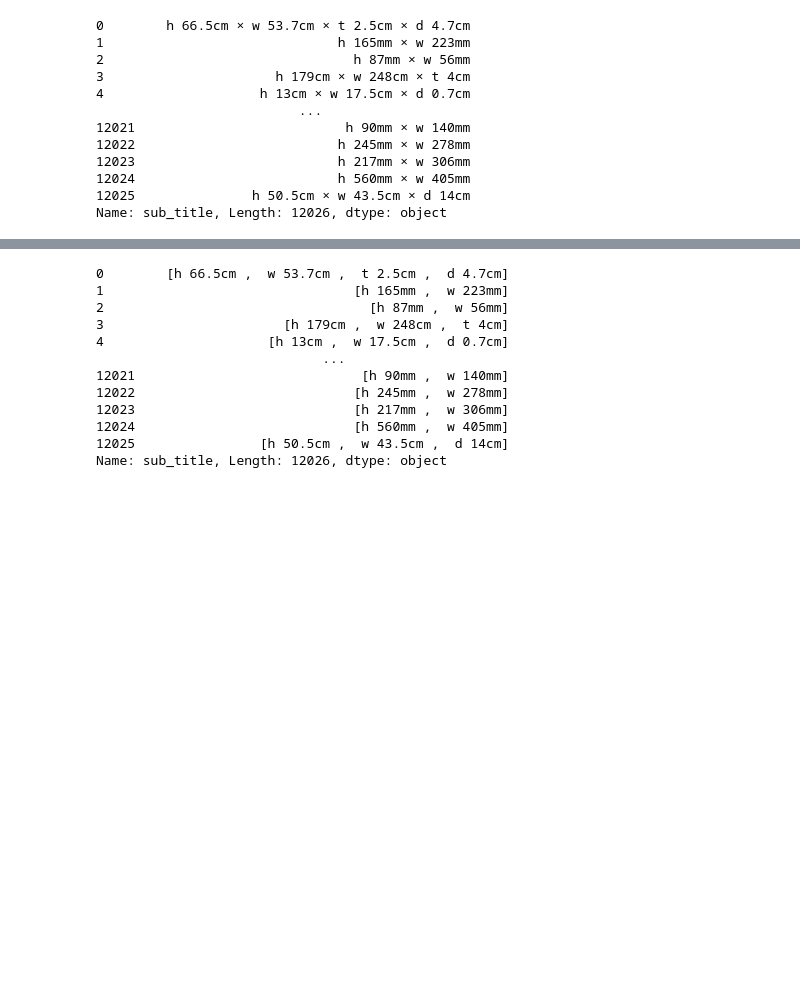
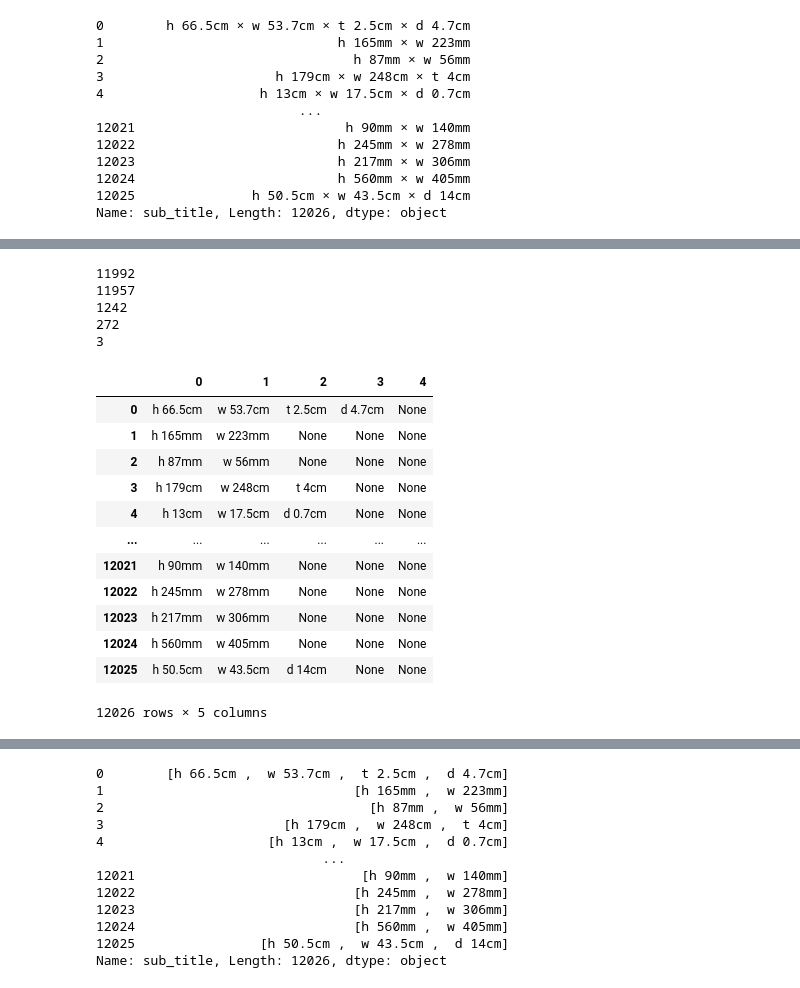
Before and after one commit to heizari/atma_10_art, a Jupyter notebook: notebook/008_EDA.ipynb, the cells around one changed output, grey strips where cells are left out. Cells and saved outputs as stored; diff of their text form; code cells hidden in the pictures; blank space fills up the shorter version.

```diff
--- a/notebook/008_EDA.ipynb
+++ b/notebook/008_EDA.ipynb
@@ -25,4 +23,2 @@ def show_ave_med(df):
 # %%
 sub_title_df = train_df['sub_title']
-# %%
-sub_title_df.columns = ['a','b','c','d']
@@ -48,0 +51,10 @@ split = sub_title_df.str.split(' × ',expand=True)
+# %%
+size_df = pd.DataFrame(columns = [0,1,2,3,4])
+for i in range(len(split.columns)):
+    print(len(split[i][~split[i].isnull()].str.split(' ',expand=True)[1]))
+# %% [output]
+11992
+11957
+1242
+272
+3
@@ -49 +65,17 @@ split = sub_title_df.str.split(' × ',expand=True)
+# %%
+split
+# %% [output]
+|  | 0 | 1 | 2 | 3 | 4 |
+| 0 | h 66.5cm | w 53.7cm | t 2.5cm | d 4.7cm | None |
+| 1 | h 165mm | w 223mm | None | None | None |
+| 2 | h 87mm | w 56mm | None | None | None |
+| 3 | h 179cm | w 248cm | t 4cm | None | None |
+| 4 | h 13cm | w 17.5cm | d 0.7cm | None | None |
+| ... | ... | ... | ... | ... | ... |
+| 12021 | h 90mm | w 140mm | None | None | None |
+| 12022 | h 245mm | w 278mm | None | None | None |
+| 12023 | h 217mm | w 306mm | None | None | None |
+| 12024 | h 560mm | w 405mm | None | None | None |
+| 12025 | h 50.5cm | w 43.5cm | d 14cm | None | None |
+12026 rows × 5 columns
 # %%
```
Also changed, not shown: parts of 19 cells of this notebook, 3 other files.
